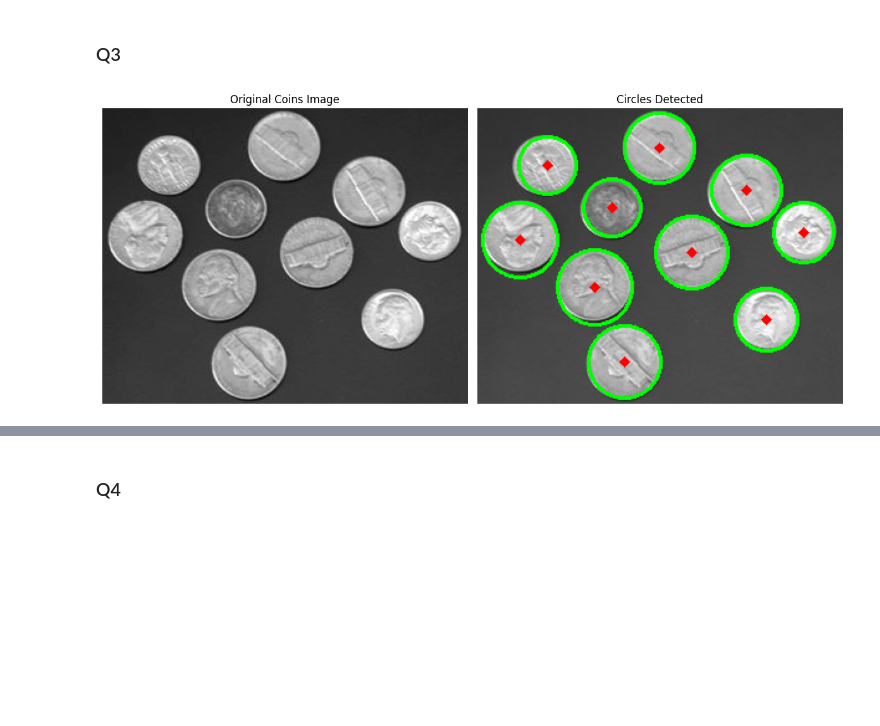
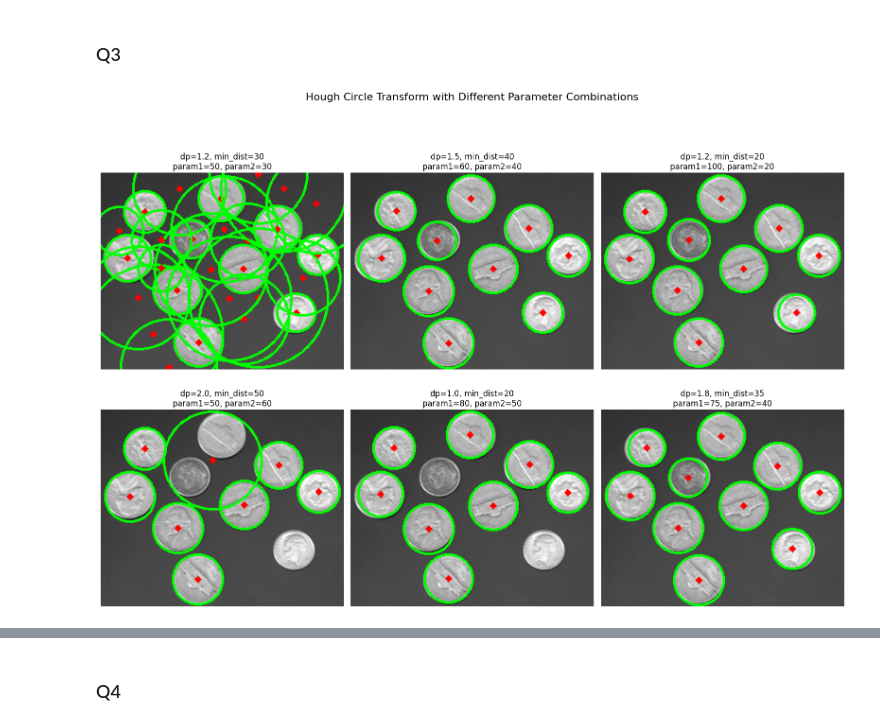
Before and after one commit to CS7-404-DIP-M24/a4-harshvardhan-pandey, a Jupyter notebook: main.ipynb, the cells around one changed output, grey strips where cells are left out. Drawn from its saved outputs; the diff is of its cells as text; code cells hidden in the pictures; blank space fills up the shorter version.

```diff
--- a/main.ipynb
+++ b/main.ipynb
@@ -30,6 +31,7 @@ for i in range(len(images)):
     plt.imshow(images[i], cmap='gray')
     plt.title(titles[i])
     plt.axis('off')
+    cv2.imwrite(f"dest/hands_{titles[i]}.png".replace(" ", "_"), images[i])
 plt.tight_layout()
 plt.show()
 # %% [output]
@@ -86,7 +108,7 @@ plt.show()
 # %% [markdown]
 ### Q3
 # %%
-def detect_circles(image, dp=0.15, min_dist=40, param1=50, param2=30, min_radius=0, max_radius=50):
+def detect_circles(image, dp=1.2, min_dist=30, param1=50, param2=30, min_radius=0, max_radius=0):
     """
     Detect circles in an image using the Hough Circle Transform.
 
@@ -109,41 +131,53 @@ def detect_circles(image, dp=0.15, min_dist=40, param1=50, param2=30, min_radius
         blurred,
         cv2.HOUGH_GRADIENT,
         dp,
         min_dist,
         param1=param1,
         param2=param2,
         minRadius=min_radius,
         maxRadius=max_radius
     )
 
     output_image = cv2.cvtColor(image, cv2.COLOR_GRAY2BGR)
 
     if circles is not None:
         circles = np.uint16(np.around(circles))
         for circle in circles[0, :]:
             center = (circle[0], circle[1])
             radius = circle[2]
             cv2.circle(output_image, center, radius, (0, 255, 0), 2)
             cv2.circle(output_image, center, 2, (0, 0, 255), 3)
 
     return output_image
 
 coins = cv2.imread("src/coins.jpg", cv2.IMREAD_GRAYSCALE)
-circles_detected = detect_circles(coins)
 
-plt.figure(figsize=(12, 6))
+param_combinations = [
+    (1.2, 30, 50, 30, 0, 0),  # Default values
+    (1.5, 40, 60, 40, 20, 50),  # Adjust dp, min_dist, param1, param2, radius range
+    (1.2, 20, 100, 20, 10, 30),  # Smaller min_dist, higher param1, smaller radius range
+    (2.0, 50, 50, 60, 10, 60),  # Larger dp, higher min_dist and param2
+    (1.0, 20, 80, 50, 5, 40),   # Lower dp, tighter radius range
+    (1.8, 35, 75, 40, 15, 45)   # New test value with moderate adjustments
+]
 
-plt.subplot(1, 2, 1)
-plt.imshow(coins, cmap="gray")
-plt.title("Original Coins Image")
-plt.axis("off")
+plt.figure(figsize=(16, 12))
 
-plt.subplot(1, 2, 2)
-plt.imshow(circles_detected[:, :, ::-1])
-plt.title("Circles Detected")
-plt.axis("off")
+# Iterate over each combination of parameters and display results
+for i, params in enumerate(param_combinations, 1):
+    dp, min_dist, param1, param2, min_radius, max_radius = params
+    output_image = detect_circles(coins, dp=dp, min_dist=min_dist, param1=param1, param2=param2, min_radius=min_radius, max_radius=max_radius)
+    file_name = f"coins_{dp}_{min_dist}_{param1}_{param2}_{min_radius}_{max_radius}"
+    cv2.imwrite(f"dest/{file_name}.png", output_image)
+    plt.subplot(2, 3, i)
+    plt.imshow(cv2.cvtColor(output_image, cv2.COLOR_BGR2RGB))
+    plt.title(f"dp={dp}, min_dist={min_dist}\nparam1={param1}, param2={param2}")
+    plt.axis("off")
 
+# Add a title and improve spacing
+plt.suptitle("Hough Circle Transform with Different Parameter Combinations", fontsize=16)
 plt.tight_layout()
+plt.subplots_adjust(top=0.9)  # Adjust to avoid overlap with suptitle
 plt.show()
 # %% [output]
-[figure, old version]
+[figure, new version]
```
Also changed, not shown: parts of 7 cells of this notebook, 19 other files.
